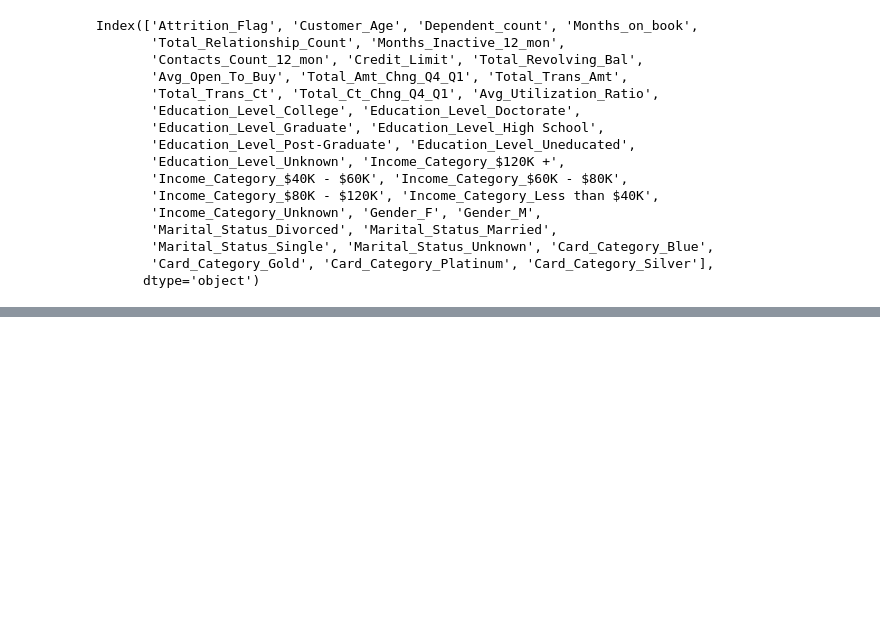
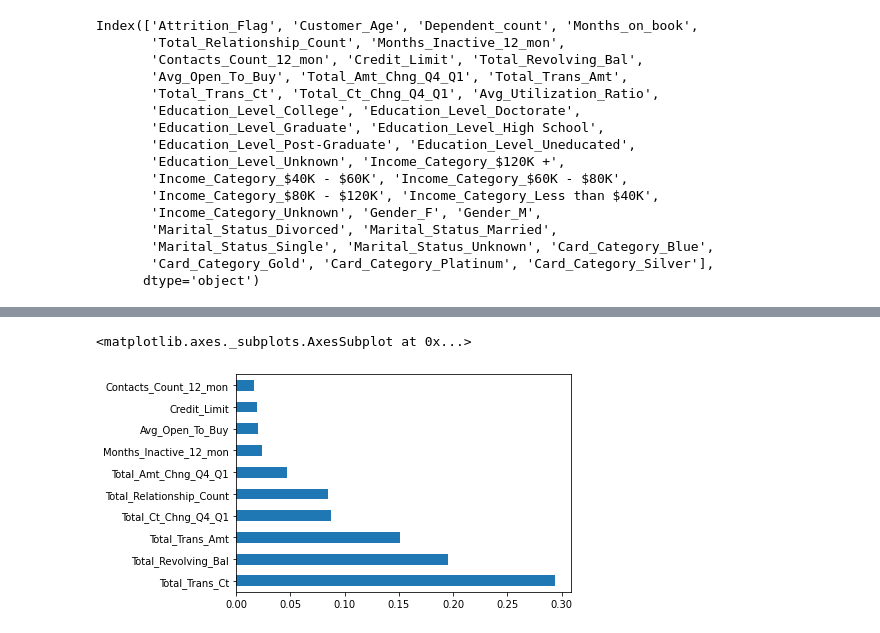
Before and after one commit to NDuyUyen/BankChurners, a Jupyter notebook: BankChurners.ipynb, the cells around one changed output, grey strips where cells are left out. Saved outputs shown, nothing was run; the diff lists cells and outputs as text; code cells hidden in the pictures; blank space fills up the shorter version.

```diff
--- a/BankChurners.ipynb
+++ b/BankChurners.ipynb
@@ -408,0 +453,5 @@ DT.score(X_test, y_test)
+# %%
+from sklearn.tree import DecisionTreeClassifier
+DT = DecisionTreeClassifier(max_depth=15, random_state=20)
+DT.fit(X_train, y_train)
+DT.score(X_test, y_test)
@@ -423,3 +474,10 @@ Leaves:  399
+# %%
+(pd.Series(DT.feature_importances_, index=all_Data.columns)
+   .nlargest(10)
+   .plot(kind='barh'))
+# %% [output]
+<matplotlib.axes._subplots.AxesSubplot at 0x...>
+[figure, added]
 # %%
 from sklearn.model_selection import cross_val_score
 print(cross_val_score(DT, X, y, cv=10, scoring='accuracy').mean())
```
Also changed, not shown: parts of 27 cells of this notebook.
